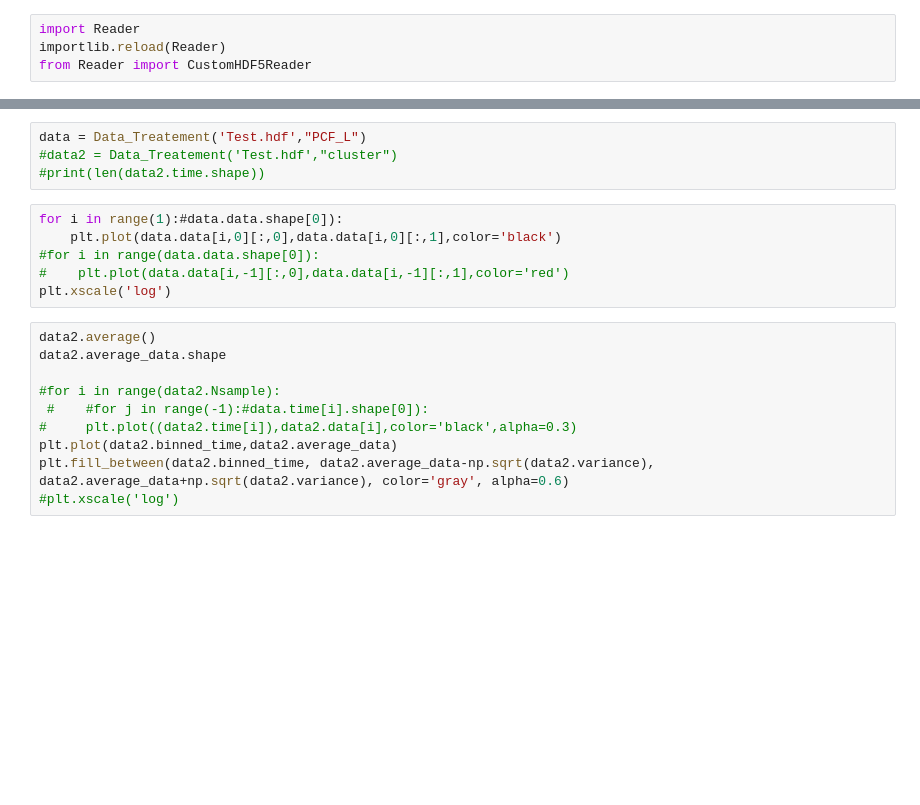
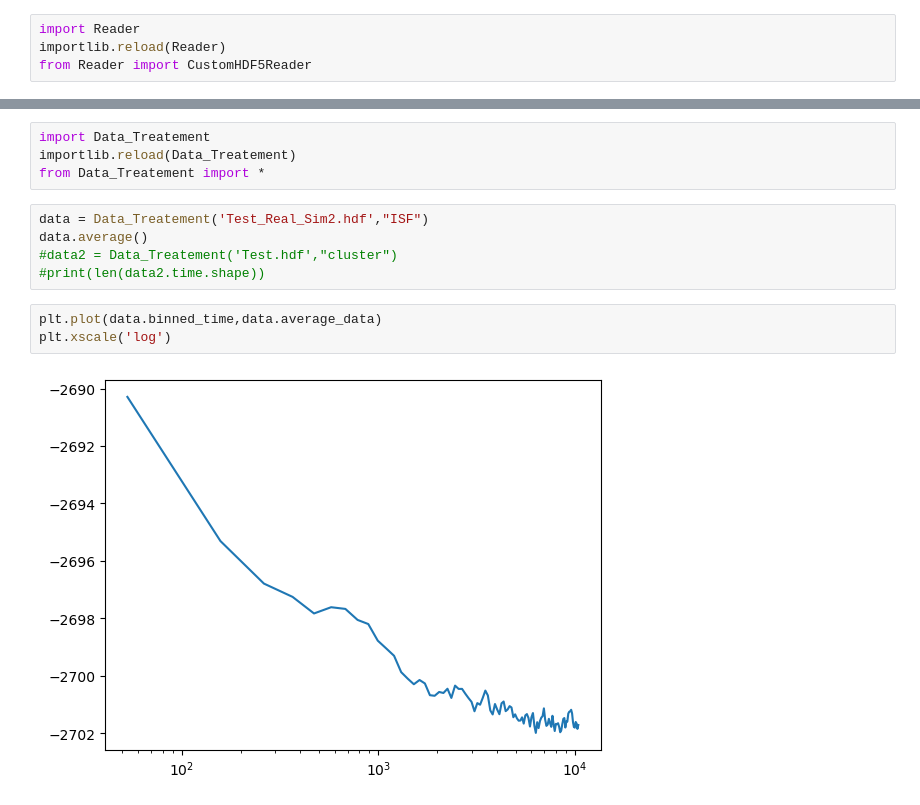
Before and after one commit to HugoLeRoy94/Parallel_gillespie, a Jupyter notebook: Test.ipynb, the cells around one changed output, grey strips where cells are left out. Saved outputs shown, nothing was run; the diff lists cells and outputs as text; blank space fills up the shorter version.

```diff
--- a/Test.ipynb
+++ b/Test.ipynb
@@ -64,20 +99,14 @@ from Data_Treatement import *
+# %%
+import Data_Treatement
+importlib.reload(Data_Treatement)
+from Data_Treatement import *
 # %%
-data = Data_Treatement('Test.hdf',"PCF_L")
+data = Data_Treatement('Test_Real_Sim2.hdf',"ISF")
+data.average()
 #data2 = Data_Treatement('Test.hdf',"cluster")
 #print(len(data2.time.shape))
-# %%
-for i in range(1):#data.data.shape[0]):
-    plt.plot(data.data[i,0][:,0],data.data[i,0][:,1],color='black')
-#for i in range(data.data.shape[0]):
-#    plt.plot(data.data[i,-1][:,0],data.data[i,-1][:,1],color='red')
-plt.xscale('log')
-# %%
-data2.average()
-data2.average_data.shape
-
-#for i in range(data2.Nsample):
- #    #for j in range(-1):#data.time[i].shape[0]):
-#     plt.plot((data2.time[i]),data2.data[i],color='black',alpha=0.3)
-plt.plot(data2.binned_time,data2.average_data)
-plt.fill_between(data2.binned_time, data2.average_data-np.sqrt(data2.variance), data2.average_data+np.sqrt(data2.variance), color='gray', alpha=0.6)
-#plt.xscale('log')
+# %%
+plt.plot(data.binned_time,data.average_data)
+plt.xscale('log')
+# %% [output]
+[figure, added]
```
Also changed, not shown: parts of 8 cells of this notebook, 6 other files.
